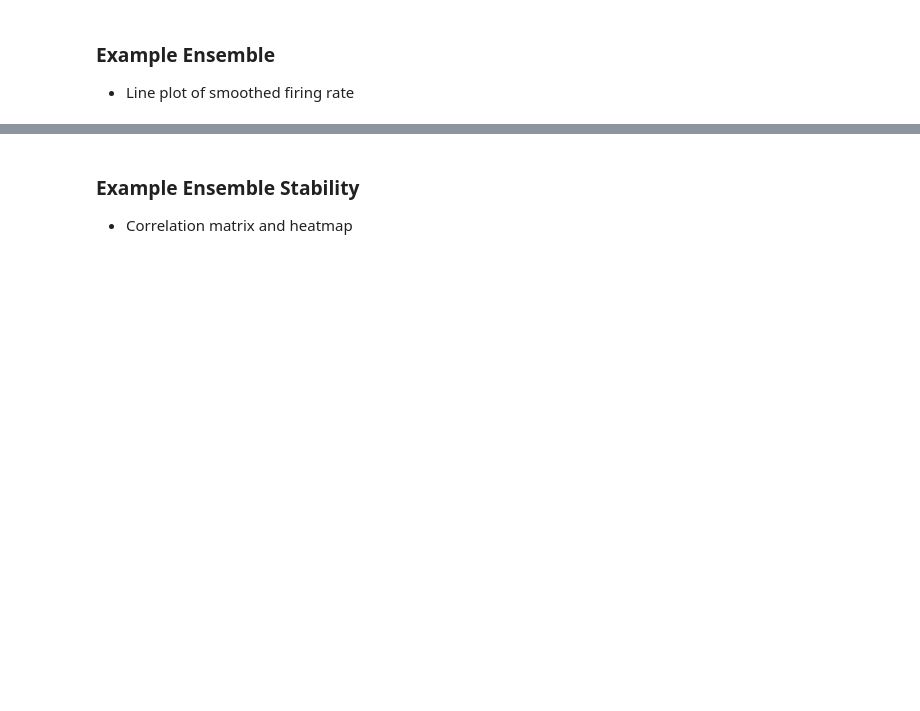
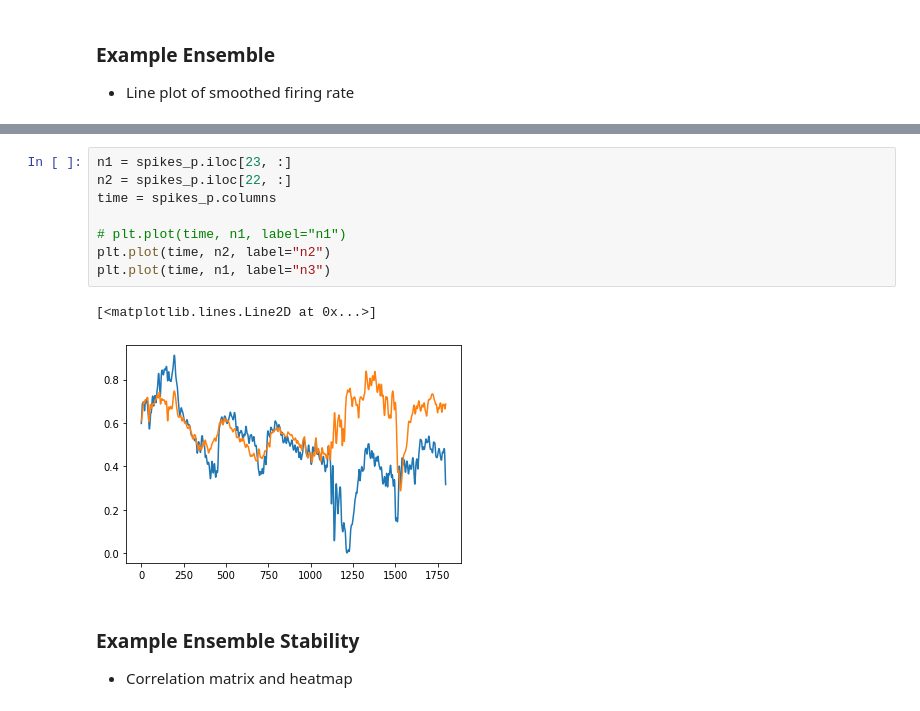
Before and after one commit to Ruairi-osul/drn-interactions, a Jupyter notebook: notebooks/Spontaneous Interactions/Figure.ipynb, the cells around one changed output, grey strips where cells are left out. Drawn from its saved outputs; the diff is of its cells as text; blank space fills up the shorter version.

```diff
--- a/notebooks/Spontaneous Interactions/Figure.ipynb
+++ b/notebooks/Spontaneous Interactions/Figure.ipynb
@@ -155,3 +99,14 @@ f.savefig(fig_dir / "example ensemble spike heatmap.png", dpi=300)
+# %%
+n1 = spikes_p.iloc[23, :]
+n2 = spikes_p.iloc[22, :]
+time = spikes_p.columns
+
+# plt.plot(time, n1, label="n1")
+plt.plot(time, n2, label="n2")
+plt.plot(time, n1, label="n3")
+# %% [output]
+[<matplotlib.lines.Line2D at 0x...>]
+[figure, added]
 # %% [markdown]
 ### Example Ensemble Stability
 
```
Also changed, not shown: parts of 8 cells of this notebook, 1 other file.
